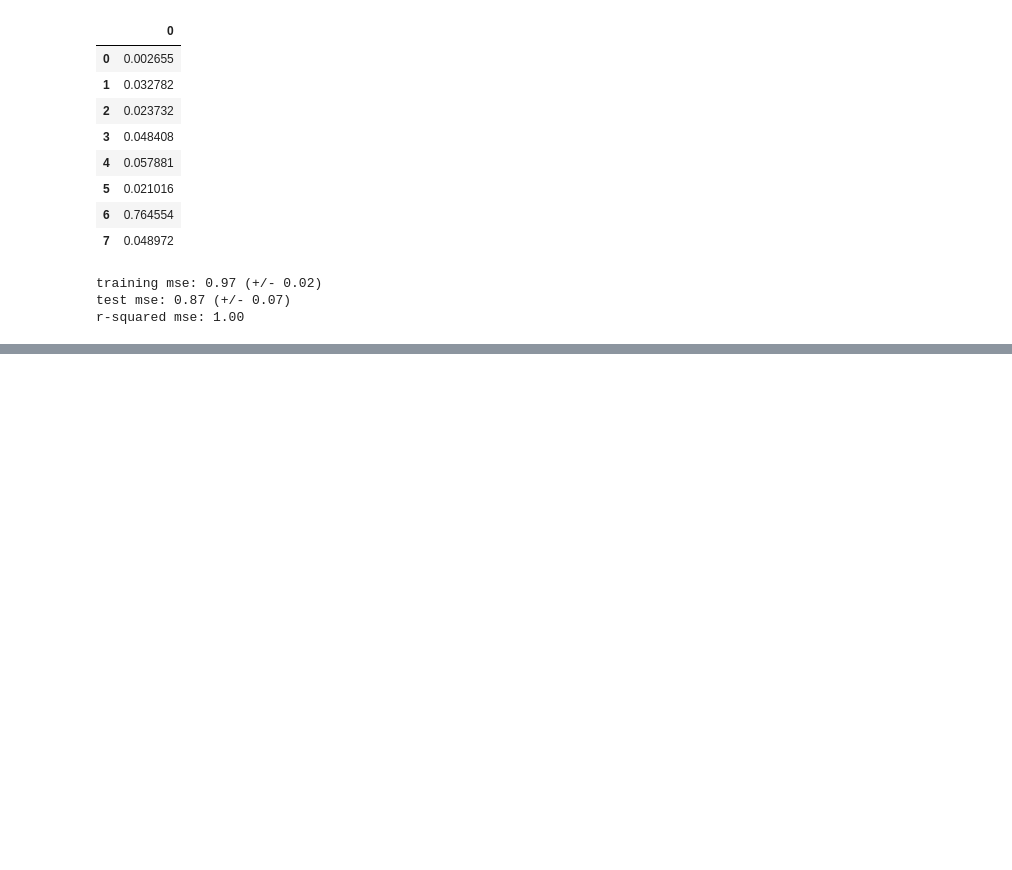
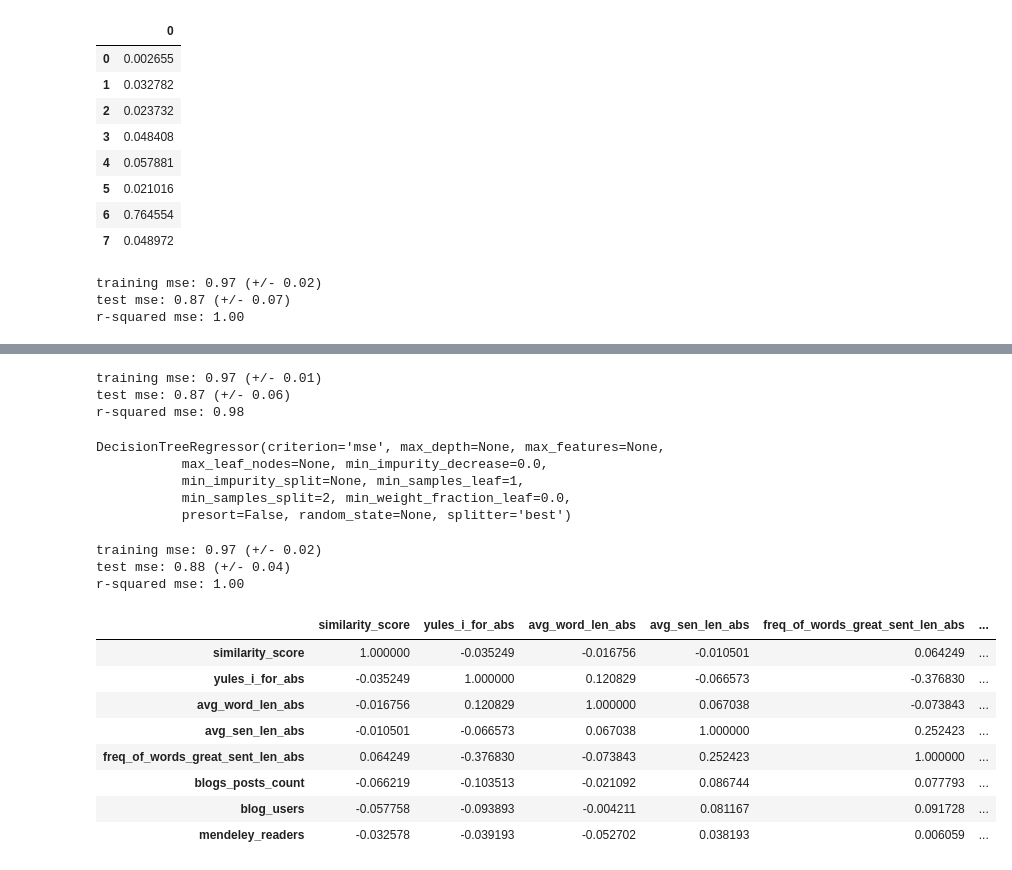
Before and after one commit to akhilpandey95/altpred, a Jupyter notebook: models/soc_media_imp_pred_2016_dataset.ipynb, the cells around one changed output, grey strips where cells are left out. Drawn from its saved outputs; the diff is of its cells as text; code cells hidden in the pictures; blank space fills up the shorter version.

Commit message:
Issue #2: updated soc_med_pred notebook
- added more regression methods for prediction

Signed-off-by: akhilpandey95 <akhilpandey95@icloud.com>

```diff
--- a/models/soc_media_imp_pred_2016_dataset.ipynb
+++ b/models/soc_media_imp_pred_2016_dataset.ipynb
@@ -348,0 +376,75 @@ r-squared mse: 1.00
+# %%
+# Mean in sample accuracy score with 95% CI
+score = cross_val_score(rf, X_train, y_train, cv=5)
+print("training mse: %0.2f (+/- %0.2f)" % (score.mean(), score.std() * 2))
+
+# Mean out of sample accuracy score with 95% CI
+score = cross_val_score(rf, X_val, y_val, cv=5)
+print("test mse: %0.2f (+/- %0.2f)" % (score.mean(), score.std() * 2))
+
+# r-squared
+# train again on the entire data
+r2 = knn.score(X_val, y_val)
+print("r-squared mse: %0.2f" % (r2))
+# %% [output]
+training mse: 0.97 (+/- 0.01)
+test mse: 0.87 (+/- 0.06)
+r-squared mse: 0.98
+# %%
+from sklearn.tree import DecisionTreeRegressor
+
+# knn
+dt = DecisionTreeRegressor()
+
+# 10 fold validation split
+kf = KFold(n_splits=10, random_state = 42, shuffle=False)
+val_errors = []
+train_errors = []
+
+# test train split
+for train_index, val_index in kf.split(train_data_array):
+    X_train, X_val = train_data_array[train_index], train_data_array[val_index]
+    y_train, y_val = train_class_array[train_index], train_class_array[val_index]
+    dt.fit(X_train, y_train)
+    val_pred = dt.predict(X_val)
+    train_pred = dt.predict(X_train)
+    val_errors.append(metrics.mean_squared_error(y_val, val_pred))
+    train_errors.append(metrics.mean_squared_error(y_train, train_pred))
+
+# train again on the entire data
+dt.fit(train_data_array, train_class_array)
+# %% [output]
+DecisionTreeRegressor(criterion='mse', max_depth=None, max_features=None,
+           max_leaf_nodes=None, min_impurity_decrease=0.0,
+           min_impurity_split=None, min_samples_leaf=1,
+           min_samples_split=2, min_weight_fraction_leaf=0.0,
+           presort=False, random_state=None, splitter='best')
+# %%
+# Mean in sample accuracy score with 95% CI
+score = cross_val_score(rf, X_train, y_train, cv=5)
+print("training mse: %0.2f (+/- %0.2f)" % (score.mean(), score.std() * 2))
+
+# Mean out of sample accuracy score with 95% CI
+score = cross_val_score(rf, X_val, y_val, cv=5)
+print("test mse: %0.2f (+/- %0.2f)" % (score.mean(), score.std() * 2))
+
+# r-squared
+# train again on the entire data
+r2 = dt.score(X_val, y_val)
+print("r-squared mse: %0.2f" % (r2))
+# %% [output]
+training mse: 0.97 (+/- 0.02)
+test mse: 0.88 (+/- 0.04)
+r-squared mse: 1.00
+# %%
+train.iloc[:, data_columns].corr()
+# %% [output]
+|  | similarity_score | yules_i_for_abs | avg_word_len_abs | avg_sen_len_abs | freq_of_words_great_sent_len_abs | ... |
+| similarity_score | 1.000000 | -0.035249 | -0.016756 | -0.010501 | 0.064249 | ... |
+| yules_i_for_abs | -0.035249 | 1.000000 | 0.120829 | -0.066573 | -0.376830 | ... |
+| avg_word_len_abs | -0.016756 | 0.120829 | 1.000000 | 0.067038 | -0.073843 | ... |
+| avg_sen_len_abs | -0.010501 | -0.066573 | 0.067038 | 1.000000 | 0.252423 | ... |
+| freq_of_words_great_sent_len_abs | 0.064249 | -0.376830 | -0.073843 | 0.252423 | 1.000000 | ... |
+| blogs_posts_count | -0.066219 | -0.103513 | -0.021092 | 0.086744 | 0.077793 | ... |
+| blog_users | -0.057758 | -0.093893 | -0.004211 | 0.081167 | 0.091728 | ... |
+| mendeley_readers | -0.032578 | -0.039193 | -0.052702 | 0.038193 | 0.006059 | ... |
```
Also changed, not shown: parts of 2 cells of this notebook.
